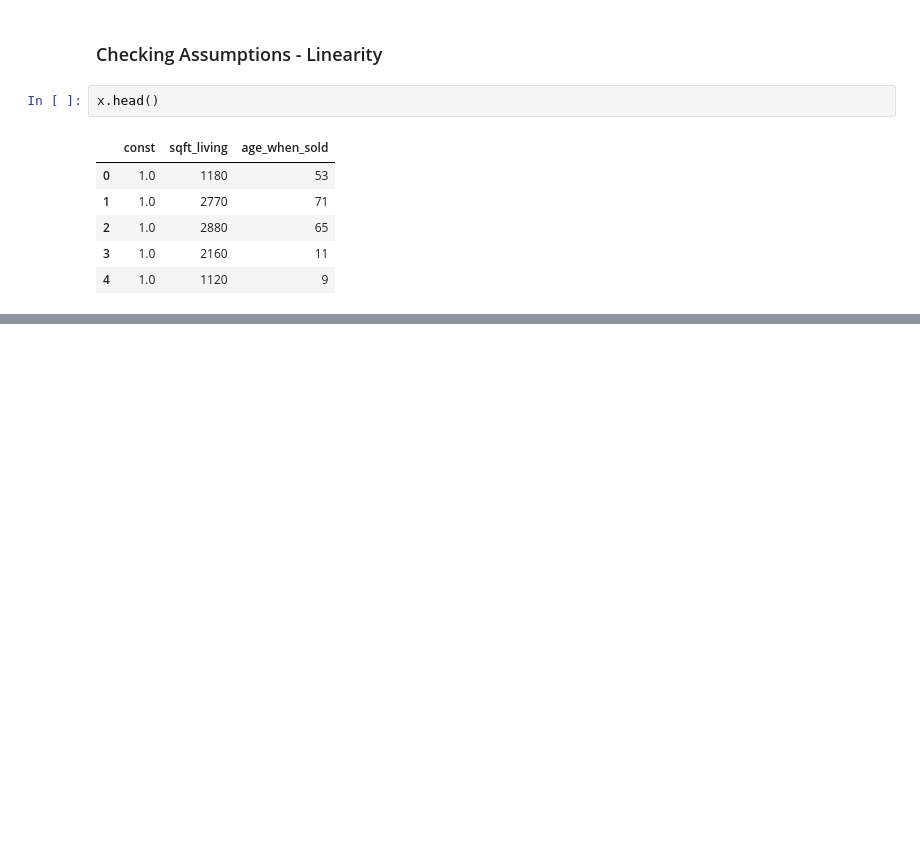
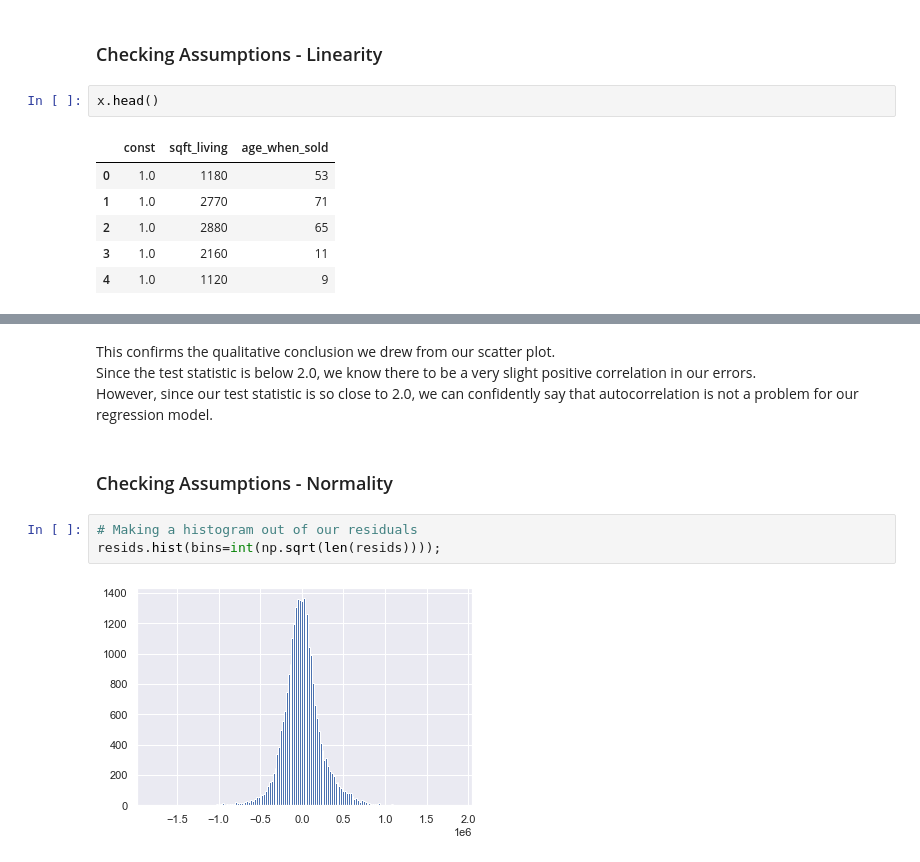
Before and after one commit to ilanhaskel/Real_Estate_Sale_Price_Predictor, a Jupyter notebook: eda_clean_ilan_assumptions.ipynb, the cells around one changed output, grey strips where cells are left out. Drawn from its saved outputs; the diff is of its cells as text; blank space fills up the shorter version.

```diff
--- a/eda_clean_ilan_assumptions.ipynb
+++ b/eda_clean_ilan_assumptions.ipynb
@@ -875,0 +897,11 @@ plt.suptitle('Residuals Vs. Predictions');
+# %% [markdown]
+This confirms the qualitative conclusion we drew from our scatter plot.
+Since the test statistic is below 2.0, we know there to be a very slight positive correlation in our errors.
+However, since our test statistic is so close to 2.0, we can confidently say that autocorrelation is not a problem for our regression model.
+# %% [markdown]
+### Checking Assumptions - Normality
+# %%
+# Making a histogram out of our residuals
+resids.hist(bins=int(np.sqrt(len(resids))));
+# %% [output]
+[figure, added]
```
Also changed, not shown: parts of 37 cells of this notebook.
